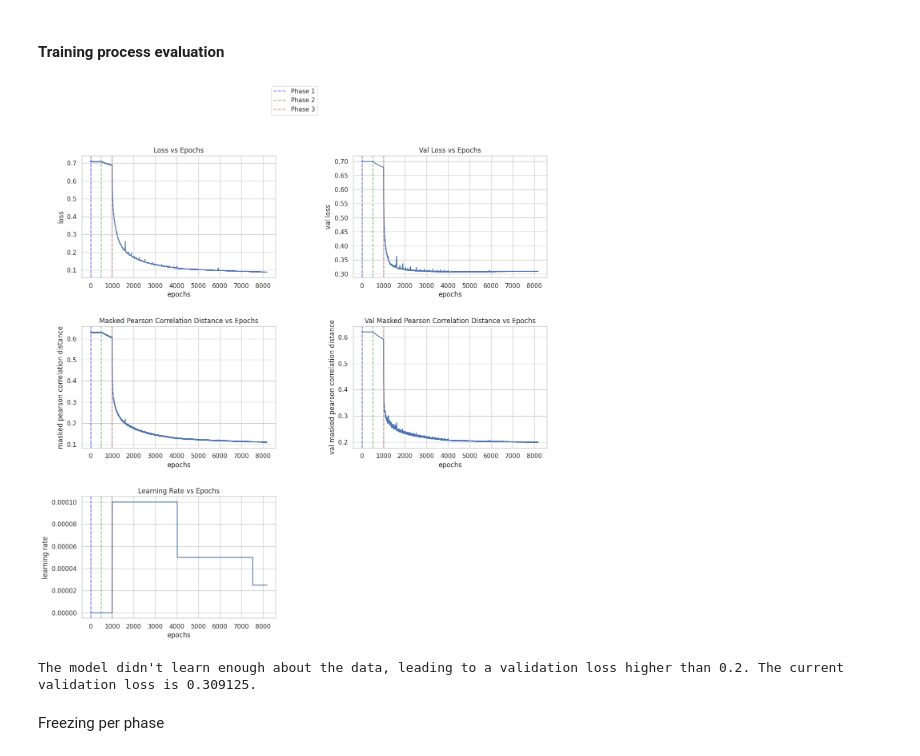
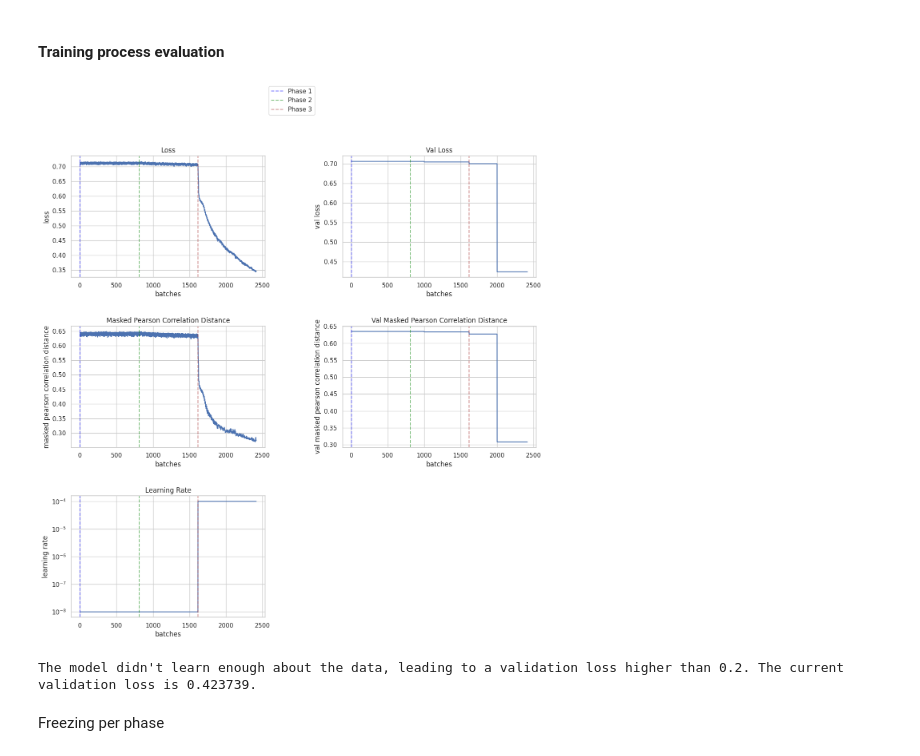
Before and after one commit to wilhelm-lab/dlomix, a Jupyter notebook: bmpc_shared_scripts/refinement_transfer_learning/user_report.ipynb, the cells around one changed output. Cells and saved outputs as stored; diff of their text form; code cells hidden in the pictures.

Commit message:
User report for batches now and with only parameter logging directory

```diff
--- a/bmpc_shared_scripts/refinement_transfer_learning/user_report.ipynb
+++ b/bmpc_shared_scripts/refinement_transfer_learning/user_report.ipynb
@@ -254,41 +134,39 @@ Average Pearson Correlation distance for test: 0.19152450561523438
 # %% [markdown]
 #### Training process evaluation
 # %%
-import pandas as pd
-import seaborn as sns
-import matplotlib.pyplot as plt
-
-def identify_phase_transitions(data):
-    """
-    Identifies the start of new phases by detecting when the epoch resets to 0.
-    Returns a list of indices where the new phases start.
-    """
-    return data.index[data['epoch'] == 0].tolist()
-
 def plot_data(data):
     """
     Plots all columns in the provided DataFrame using seaborn, indicating the start of new phases.
     """
     sns.set_theme(style="whitegrid")
-    num_plots = len(data.columns) - 2
+    num_plots = 5  # Fixed number of plots
     fig, axes = plt.subplots(nrows=(num_plots + 1) // 2, ncols=2, figsize=(15, 15))
     fig.subplots_adjust(hspace=0.4, wspace=0.4)
 
-    phase_transitions = identify_phase_transitions(data)
+    phase_transitions = data['phase'].diff().ne(0).cumsum() - 1
     colors = ['blue', 'green', 'brown']
 
     axes = axes.flatten()
-    for idx, column in enumerate(data.columns[[2, 4, 3, 5, 1]]):
-        sns.lineplot(ax=axes[idx], data=data, x='real_epochs', y=column)
-        for i, pt in enumerate(phase_transitions):
-            axes[idx].axvline(x=pt, color=colors[i % len(colors)], linestyle='--', alpha=0.5, label=f'Phase {i+1}')
+    columns_to_plot = [4, 6, 5, 7, 3]  # Column indices to plot
+
+    for idx, column in enumerate(data.columns[columns_to_plot]):
+        sns.lineplot(ax=axes[idx], data=data, x='batch', y=column)
+        for i in range(phase_transitions.nunique()):
+            pt_indices = data.index[phase_transitions == i].tolist()
+            if pt_indices:
+                pt = pt_indices[0]
+                axes[idx].axvline(x=data['batch'].iloc[pt], color=colors[i % len(colors)], linestyle='--', alpha=0.5, label=f'Phase {i+1}')
         pretty_column_name = column.replace("_", " ")
-        axes[idx].set_title(f'{pretty_column_name.title()} vs Epochs')
-        axes[idx].set_xlabel('epochs')
+        axes[idx].set_title(f'{pretty_column_name.title()}')
+        axes[idx].set_xlabel('batches')
         axes[idx].set_ylabel(pretty_column_name)
 
+        # Set log scale for learning rate plot
+        if column == 'learning_rate':
+            axes[idx].set_yscale('log')
+
     # Remove extra axes if any
-    for i in range(len(data.columns) - 2, len(axes)):
+    for i in range(num_plots, len(axes)):
         fig.delaxes(axes[i])
 
     handles, labels = axes[0].get_legend_handles_labels()
@@ -298,16 +176,15 @@ def plot_data(data):
     plt.show()
 # %%
 logged_training_results = pd.read_csv(f'{LOGGING_DIR}training_log.csv')
-logged_training_results['real_epochs'] = range(logged_training_results.shape[0])
 plot_data(logged_training_results)
 # %% [output]
-[figure, old version]
+[figure, new version]
 # %%
 if logged_training_results.iloc[-1]['val_loss'] > 0.2:
     val_loss_value = logged_training_results.iloc[-1]['val_loss']
     print(f"The model didn't learn enough about the data, leading to a validation loss higher than 0.2. The current validation loss is {val_loss_value:.6f}.")
 # %% [output]
-The model didn't learn enough about the data, leading to a validation loss higher than 0.2. The current validation loss is 0.309125.
+The model didn't learn enough about the data, leading to a validation loss higher than 0.2. The current validation loss is 0.423739.
 # %% [markdown]
 Freezing per phase
 # %%
```
Also changed, not shown: parts of 17 cells of this notebook, 4 other files.
